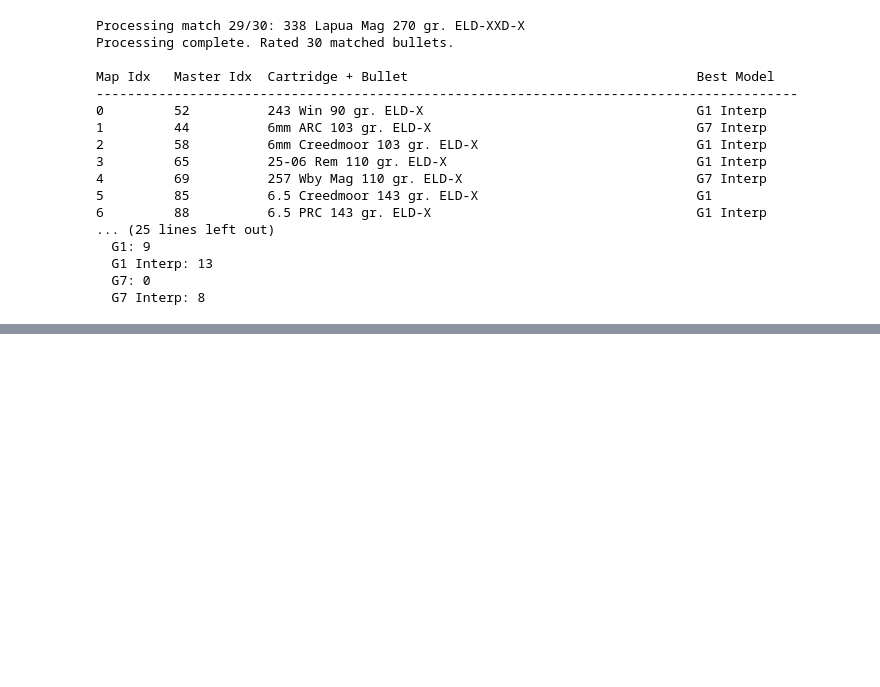
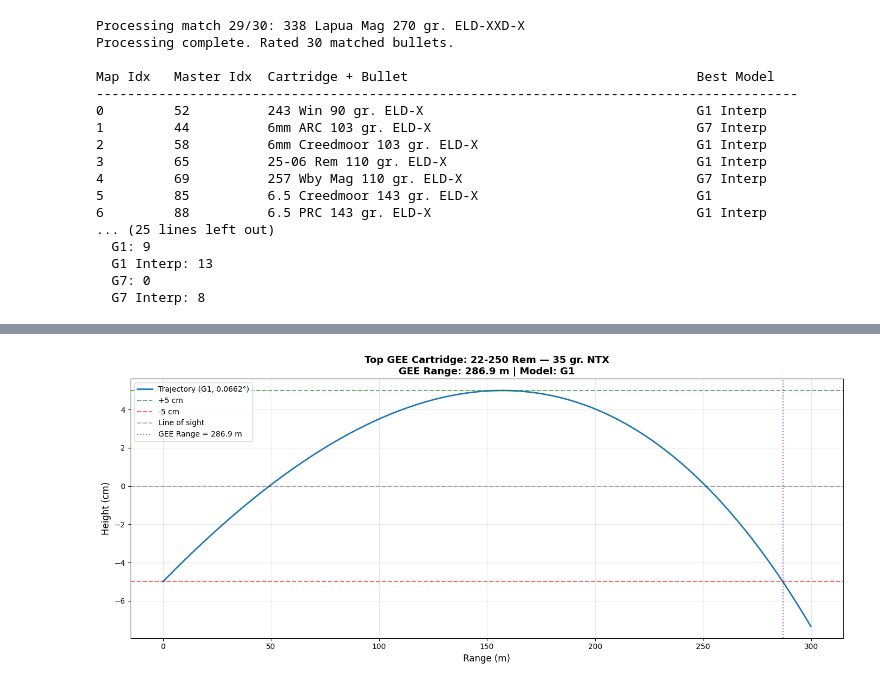
Before and after one commit to stelliosbonadurer/simulation, a Jupyter notebook: Bullet Drag_Student2026.ipynb, the cells around one changed output, grey strips where cells are left out. Saved outputs shown, nothing was run; the diff lists cells and outputs as text; code cells hidden in the pictures; blank space fills up the shorter version.

Commit message:
add official Bullet Trajectory notebook

```diff
--- a/Bullet Drag_Student2026.ipynb
+++ b/Bullet Drag_Student2026.ipynb
@@ -1197,13 +1197,3 @@ Map Idx   Master Idx  Cartridge + Bullet                                     Bes
   G1 Interp: 13
   G7: 0
   G7 Interp: 8
-# %%
-#GEE calculations
-#To find the GEE angle we will zero the rifle such that the apex of the trajectory is 5cm
-
-gee_height = 0.05  #5 cm in meters
-
-for idx in bullet_indices:
-    bal = all_ballistics_G1[idx]
-    gee_angle = zero_cartridge(idx, model="G1", gee=True, gee_height=gee_height)
-    print(f"{bal.cartridge} - {bal.bullet}: GEE angle = {gee_angle:.6f}°")
@@ -1211,0 +1320,50 @@ TypeError: zero_cartridge() got an unexpected keyword argument 'gee'
+# %%
+# Plot the top-ranked GEE cartridge trajectory
+top_idx, top_gee_range, top_gee_angle, top_model = gee_results_sorted[0]
+
+# Determine which ballistic object to use (same logic as GEE cell)
+if top_idx in rated_lookup:
+    bc_idx_top, best_model_idx_top = rated_lookup[top_idx]
+    model_objects_top = [
+        all_ballistics_G1[top_idx],
+        interp_ballistics_G1[bc_idx_top],
+        all_ballistics_G7[top_idx],
+        interp_ballistics_G7[bc_idx_top],
+    ]
+    bal_top = model_objects_top[best_model_idx_top]
+else:
+    bal_top = all_ballistics_G1[top_idx]
+
+# Re-simulate with the GEE angle
+v0_top = all_velocity_data[top_idx][:, 1][0]
+initial_y_top = all_drop_data[top_idx][:, 1][0]
+angle_rad_top = np.deg2rad(top_gee_angle)
+y0_top = np.array([0, initial_y_top, v0_top * np.cos(angle_rad_top), v0_top * np.sin(angle_rad_top)])
+y_top, t_top = funcs.solve_ode(projectile, [0, 10], y0_top, funcs.EulerRichardson, bal_top, first_step=0.002)
+
+x_plot = y_top[:, 0]
+y_plot = y_top[:, 1]
+
+# Trim to GEE range (plus a little extra)
+mask = x_plot <= top_gee_range * 1.05
+x_plot = x_plot[mask]
+y_plot = y_plot[mask]
+
+cart_name = all_ballistics_G1[top_idx].cartridge
+bul_name = all_ballistics_G1[top_idx].bullet
+
+fig, ax = plt.subplots(figsize=(14, 6))
+ax.plot(x_plot, 100 * y_plot, linewidth=2, label=f'Trajectory ({top_model}, {top_gee_angle:.4f}°)')
+ax.axhline(y=100 * gee_height, color='green', linestyle='--', alpha=0.6, label=f'+{100*gee_height:.0f} cm')
+ax.axhline(y=-100 * gee_height, color='red', linestyle='--', alpha=0.6, label=f'-{100*gee_height:.0f} cm')
+ax.axhline(y=0, color='k', linestyle='--', alpha=0.3, label='Line of sight')
+ax.axvline(x=top_gee_range, color='purple', linestyle=':', alpha=0.6, label=f'GEE Range = {top_gee_range:.1f} m')
+ax.set_xlabel('Range (m)', fontsize=12)
+ax.set_ylabel('Height (cm)', fontsize=12)
+ax.set_title(f'Top GEE Cartridge: {cart_name} — {bul_name}\nGEE Range: {top_gee_range:.1f} m | Model: {top_model}', fontsize=13, fontweight='bold')
+ax.legend(fontsize=10)
+ax.grid(True, alpha=0.3)
+plt.tight_layout()
+plt.show()
+# %% [output]
+[figure, added]
```
Also changed, not shown: parts of 3 cells of this notebook, 2 other files.
